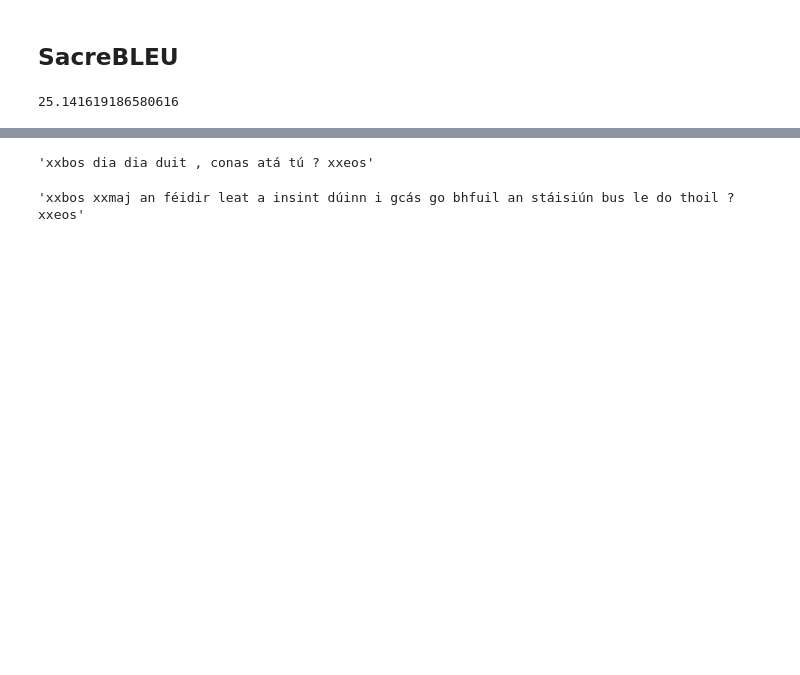
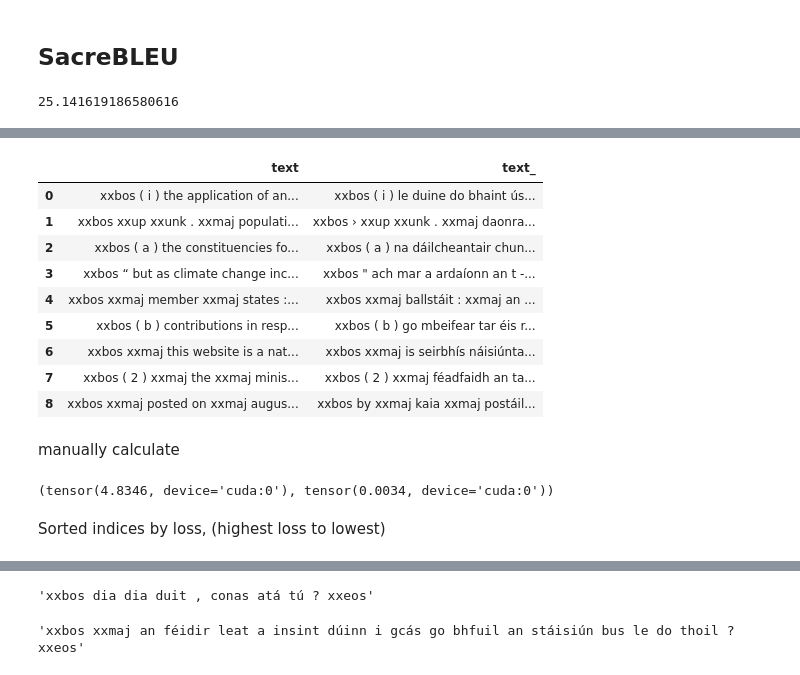
Before and after one commit to morganmcg1/antra, a Jupyter notebook: nbs/v0.2_exp4_HF_paracrawl_pytorch_simplified_en-ga.ipynb, the cells around one changed output, grey strips where cells are left out. Drawn from its saved outputs; the diff is of its cells as text; code cells hidden in the pictures; blank space fills up the shorter version.

```diff
--- a/nbs/v0.2_exp4_HF_paracrawl_pytorch_simplified_en-ga.ipynb
+++ b/nbs/v0.2_exp4_HF_paracrawl_pytorch_simplified_en-ga.ipynb
@@ -799,0 +822,28 @@ print(bleu.score)
+# %%
+# at 30k tokens per vocab sometimes this works, sometimes it doesn't
+
+# Couldnt process 30k tokens until I added the 'hi' below, it was getting stuck at 94.87%, no idea why
+@Numericalize
+def encodes(self, o):
+    print('hi')
+    return TensorText(tensor([self.o2i  [o_] for o_ in o]))
+
+class floatify_tfm(Transform):
+    def encodes(self,o): return o.float()
+    def decodes(self,o): return o.long()
+
+max_vocab=30000
+#splits = ColSplitter()(df)
+splits = RandomSplitter(valid_pct=0.2, seed=42)(df)
+splits = (splits[0], splits[1][:2000])
+
+tfms = [[Tokenizer.from_df(text_cols='en' , rules=proc_rules), attrgetter("text"), Numericalize(max_vocab=max_vocab)],
+       [Tokenizer.from_df(text_cols='ga', lang='ga', rules=proc_rules), attrgetter("text"), Numericalize(max_vocab=max_vocab)]]
+
+dl = partial(SortedDL, shuffle=True, res=df.ga_len.values)
+
+dsets = Datasets(df, tfms, splits=splits, dl_type=dl)
+
+# remove the print from Numericalize
+@Numericalize
+def encodes(self, o): return TensorText(tensor([self.o2i  [o_] for o_ in o]))
@@ -799,0 +855,17 @@ print(bleu.score)
+# %%
+bs,sl = 32, 512
+dls = dsets.dataloaders(bs=bs, seq_len=sl, before_batch=partial(pad_input, pad_fields=[0,1]))
+dls.show_batch()
+# %% [output]
+|  | text | text_ |
+| 0 | xxbos ( i ) the application of an... | xxbos ( i ) le duine do bhaint ús... |
+| 1 | xxbos xxup xxunk . xxmaj populati... | xxbos › xxup xxunk . xxmaj daonra... |
+| 2 | xxbos ( a ) the constituencies fo... | xxbos ( a ) na dáilcheantair chun... |
+| 3 | xxbos “ but as climate change inc... | xxbos " ach mar a ardaíonn an t -... |
+| 4 | xxbos xxmaj member xxmaj states :... | xxbos xxmaj ballstáit : xxmaj an ... |
+| 5 | xxbos ( b ) contributions in resp... | xxbos ( b ) go mbeifear tar éis r... |
+| 6 | xxbos xxmaj this website is a nat... | xxbos xxmaj is seirbhís náisiúnta... |
+| 7 | xxbos ( 2 ) xxmaj the xxmaj minis... | xxbos ( 2 ) xxmaj féadfaidh an ta... |
+| 8 | xxbos xxmaj posted on xxmaj augus... | xxbos by xxmaj kaia xxmaj postáil... |
+# %% [markdown]
+manually calculate
@@ -799,0 +916,8 @@ print(bleu.score)
+# %%
+max_loss_idx = np.argmax(loss_ls)
+min_loss_idx = np.argmin(loss_ls)
+loss_ls[max_loss_idx], loss_ls[min_loss_idx]
+# %% [output]
+(tensor(4.8346, device='cuda:0'), tensor(0.0034, device='cuda:0'))
+# %% [markdown]
+Sorted indices by loss, (highest loss to lowest)
```
Also changed, not shown: parts of 39 cells of this notebook, 13 other files.
